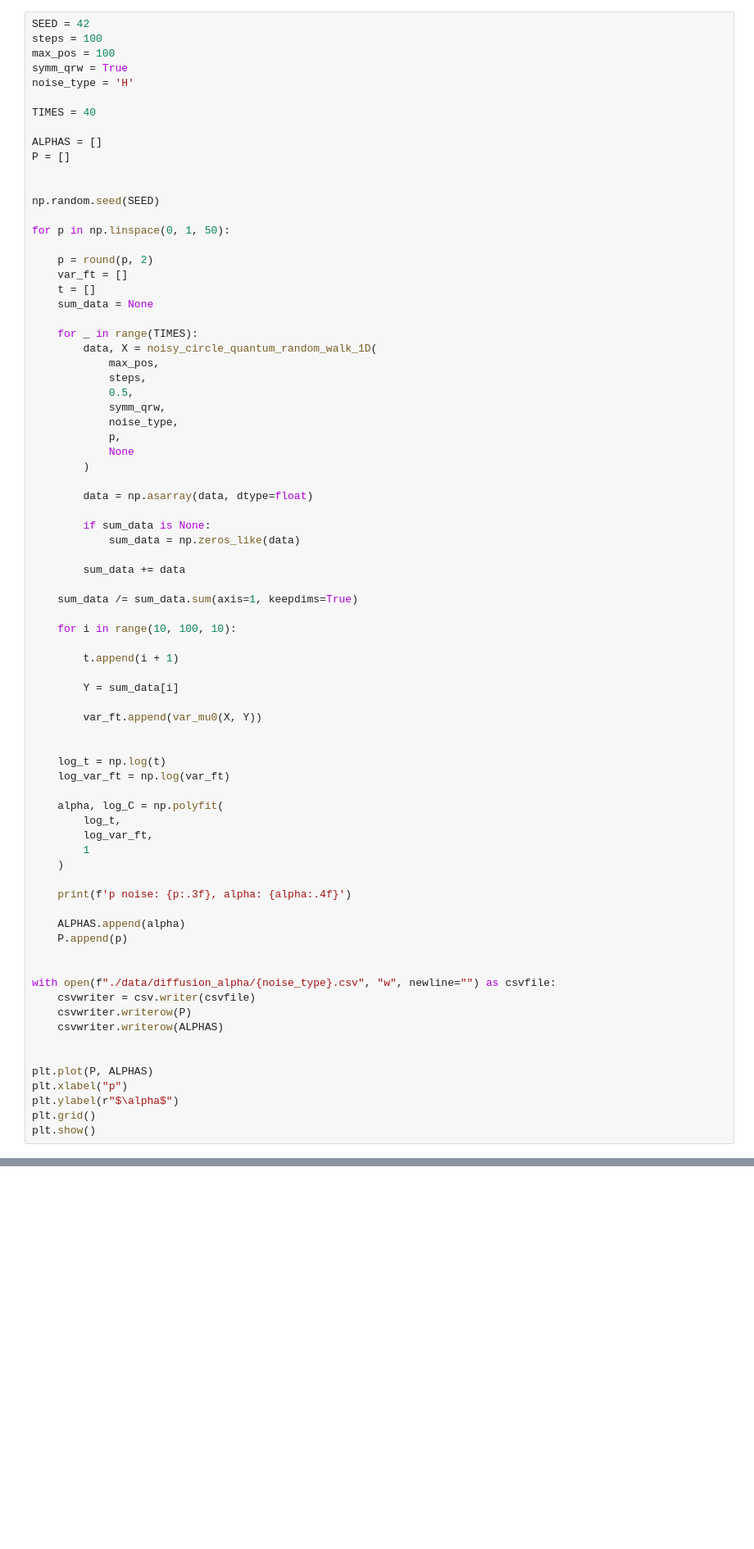
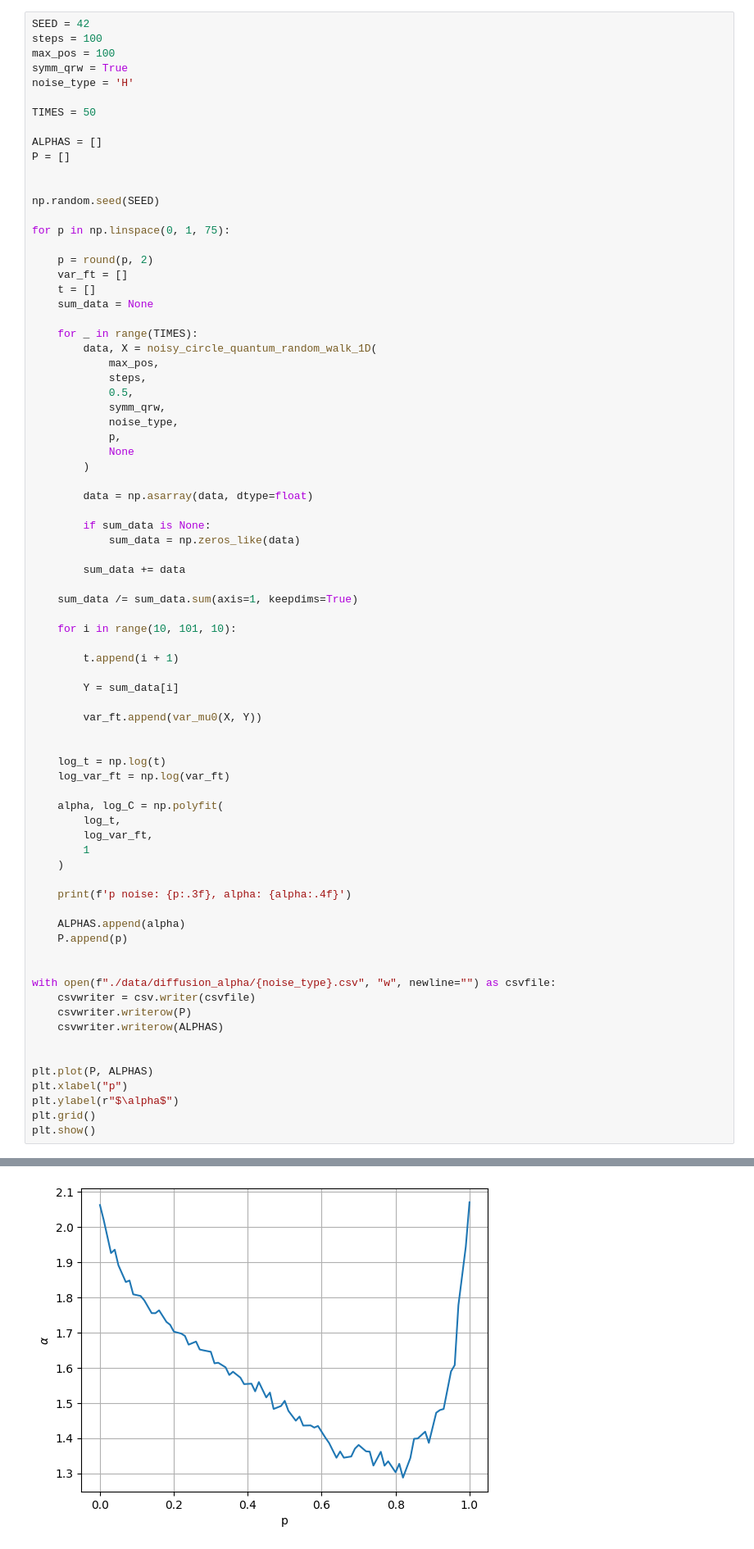
Before and after one commit to BoredDam/noisy-quantum-walks-thesis, a Jupyter notebook: notebooks/alpha-approx.ipynb, the cells around one changed output, grey strips where cells are left out. Shown at 82% size. Drawn from its saved outputs; the diff is of its cells as text; blank space fills up the shorter version.

```diff
--- a/notebooks/alpha-approx.ipynb
+++ b/notebooks/alpha-approx.ipynb
@@ -251,7 +250,7 @@ max_pos = 100
 symm_qrw = True
 noise_type = 'H'
 
-TIMES = 40
+TIMES = 50
 
 ALPHAS = []
 P = []
@@ -259,7 +258,7 @@ P = []
 
 np.random.seed(SEED)
 
-for p in np.linspace(0, 1, 50):
+for p in np.linspace(0, 1, 75):
 
     p = round(p, 2)
     var_ft = []
@@ -286,7 +285,7 @@ for p in np.linspace(0, 1, 50):
 
     sum_data /= sum_data.sum(axis=1, keepdims=True)
 
-    for i in range(10, 100, 10):
+    for i in range(10, 101, 10):
 
         t.append(i + 1)
 
@@ -321,3 +320,4 @@ plt.xlabel("p")
 plt.ylabel(r"$\alpha$")
 plt.grid()
 plt.show()
+# %% [output]
@@ -323,0 +341 @@ plt.show()
+[figure, added]
```
Also changed, not shown: parts of 5 cells of this notebook, 6 other files.
